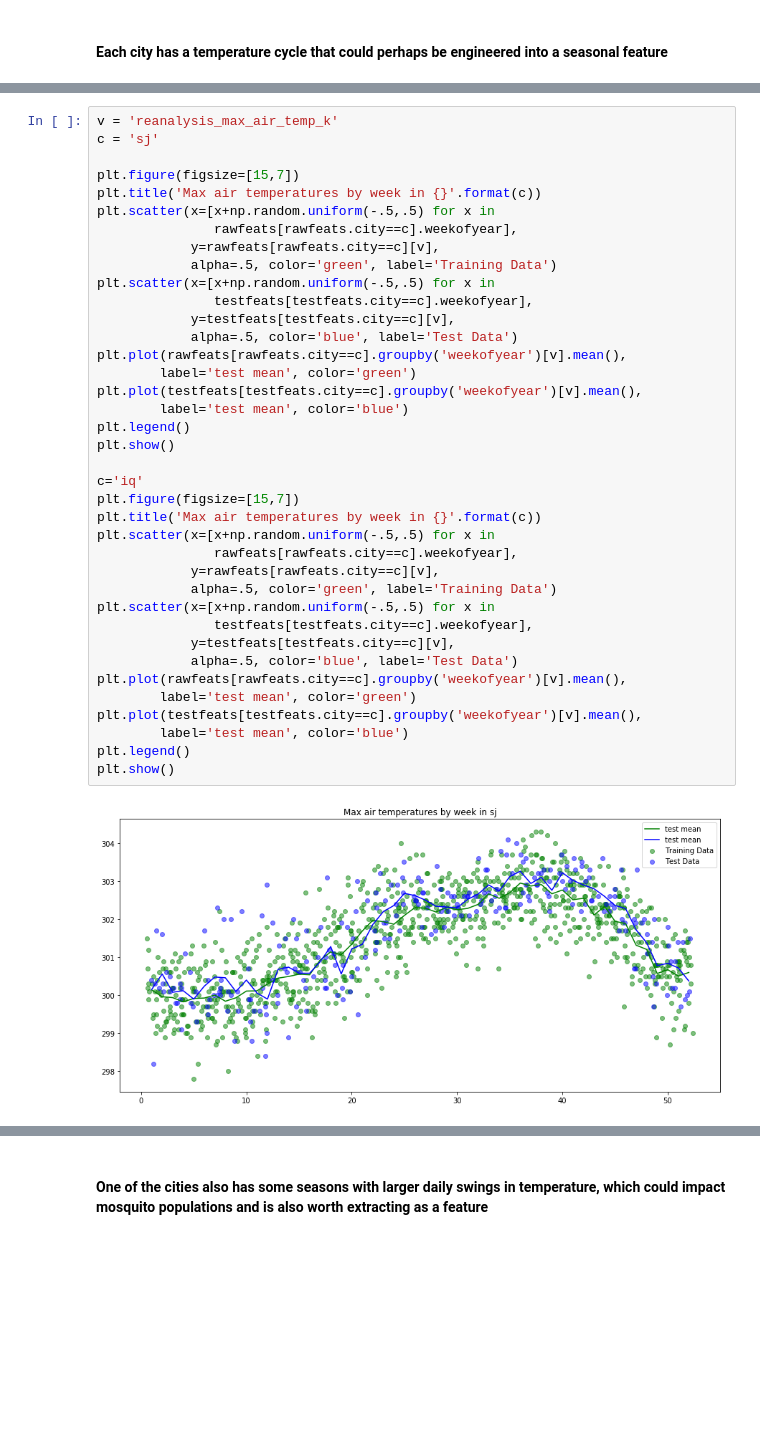
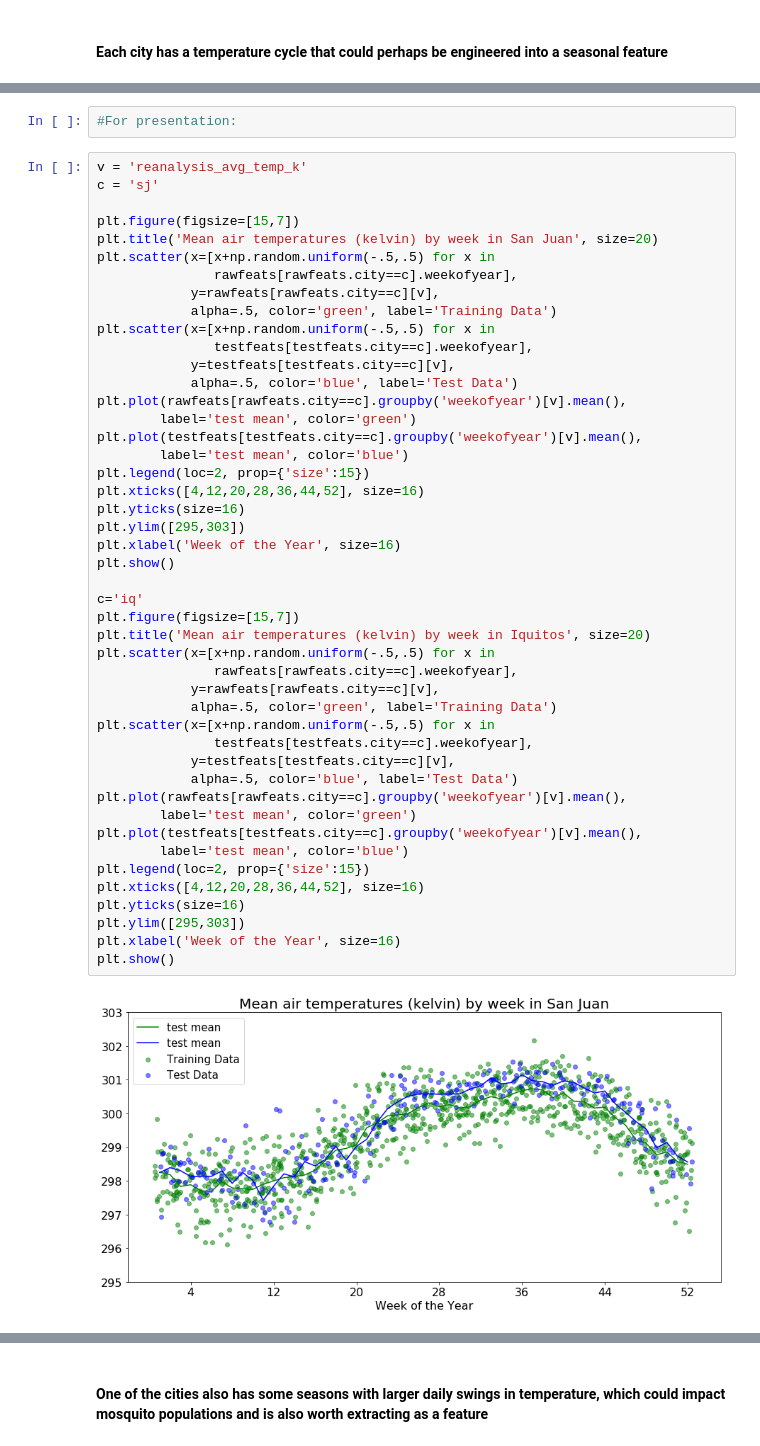
Before and after one commit to conditg/deng-ai, a Jupyter notebook: eda.ipynb, the cells around one changed output, grey strips where cells are left out. Drawn from its saved outputs; the diff is of its cells as text; blank space fills up the shorter version.

Commit message:
presentation in progress

```diff
--- a/eda.ipynb
+++ b/eda.ipynb
@@ -291,40 +291,50 @@ plt.show()
+# %%
+#For presentation:
 # %%
-v = 'reanalysis_max_air_temp_k'
+v = 'reanalysis_avg_temp_k'
 c = 'sj'
 
 plt.figure(figsize=[15,7])
-plt.title('Max air temperatures by week in {}'.format(c))
+plt.title('Mean air temperatures (kelvin) by week in San Juan', size=20)
 plt.scatter(x=[x+np.random.uniform(-.5,.5) for x in
                rawfeats[rawfeats.city==c].weekofyear],
             y=rawfeats[rawfeats.city==c][v],
             alpha=.5, color='green', label='Training Data')
 plt.scatter(x=[x+np.random.uniform(-.5,.5) for x in
                testfeats[testfeats.city==c].weekofyear],
             y=testfeats[testfeats.city==c][v],
             alpha=.5, color='blue', label='Test Data')
 plt.plot(rawfeats[rawfeats.city==c].groupby('weekofyear')[v].mean(),
         label='test mean', color='green')
 plt.plot(testfeats[testfeats.city==c].groupby('weekofyear')[v].mean(),
         label='test mean', color='blue')
-plt.legend()
+plt.legend(loc=2, prop={'size':15})
+plt.xticks([4,12,20,28,36,44,52], size=16)
+plt.yticks(size=16)
+plt.ylim([295,303])
+plt.xlabel('Week of the Year', size=16)
 plt.show()
 
 c='iq'
 plt.figure(figsize=[15,7])
-plt.title('Max air temperatures by week in {}'.format(c))
+plt.title('Mean air temperatures (kelvin) by week in Iquitos', size=20)
 plt.scatter(x=[x+np.random.uniform(-.5,.5) for x in
                rawfeats[rawfeats.city==c].weekofyear],
             y=rawfeats[rawfeats.city==c][v],
             alpha=.5, color='green', label='Training Data')
 plt.scatter(x=[x+np.random.uniform(-.5,.5) for x in
                testfeats[testfeats.city==c].weekofyear],
             y=testfeats[testfeats.city==c][v],
             alpha=.5, color='blue', label='Test Data')
 plt.plot(rawfeats[rawfeats.city==c].groupby('weekofyear')[v].mean(),
         label='test mean', color='green')
 plt.plot(testfeats[testfeats.city==c].groupby('weekofyear')[v].mean(),
         label='test mean', color='blue')
-plt.legend()
+plt.legend(loc=2, prop={'size':15})
+plt.xticks([4,12,20,28,36,44,52], size=16)
+plt.yticks(size=16)
+plt.ylim([295,303])
+plt.xlabel('Week of the Year', size=16)
 plt.show()
 # %% [output]
-[figure, old version]
+[figure, new version]
```
Also changed, not shown: parts of 9 cells of this notebook, 3 other files.
